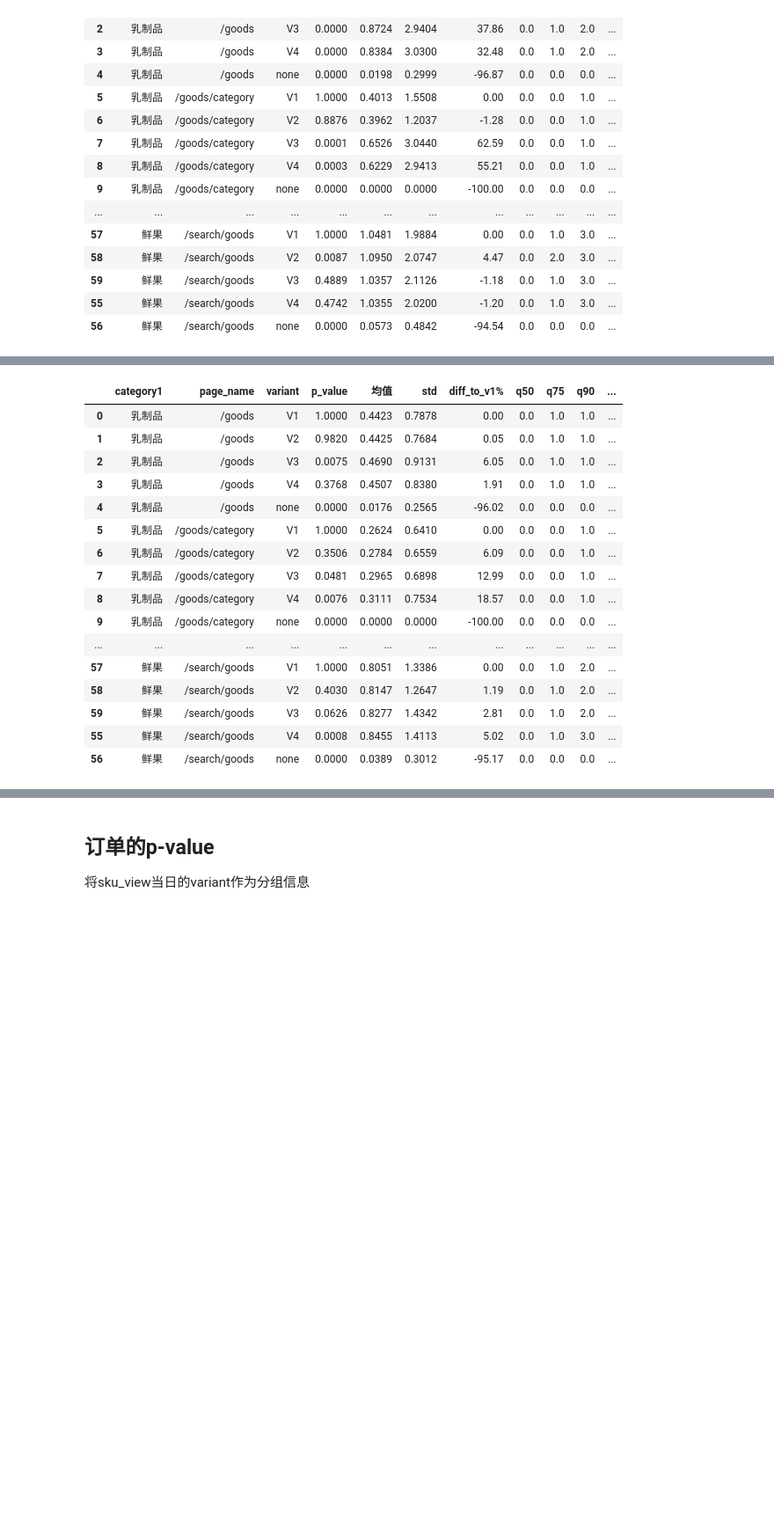
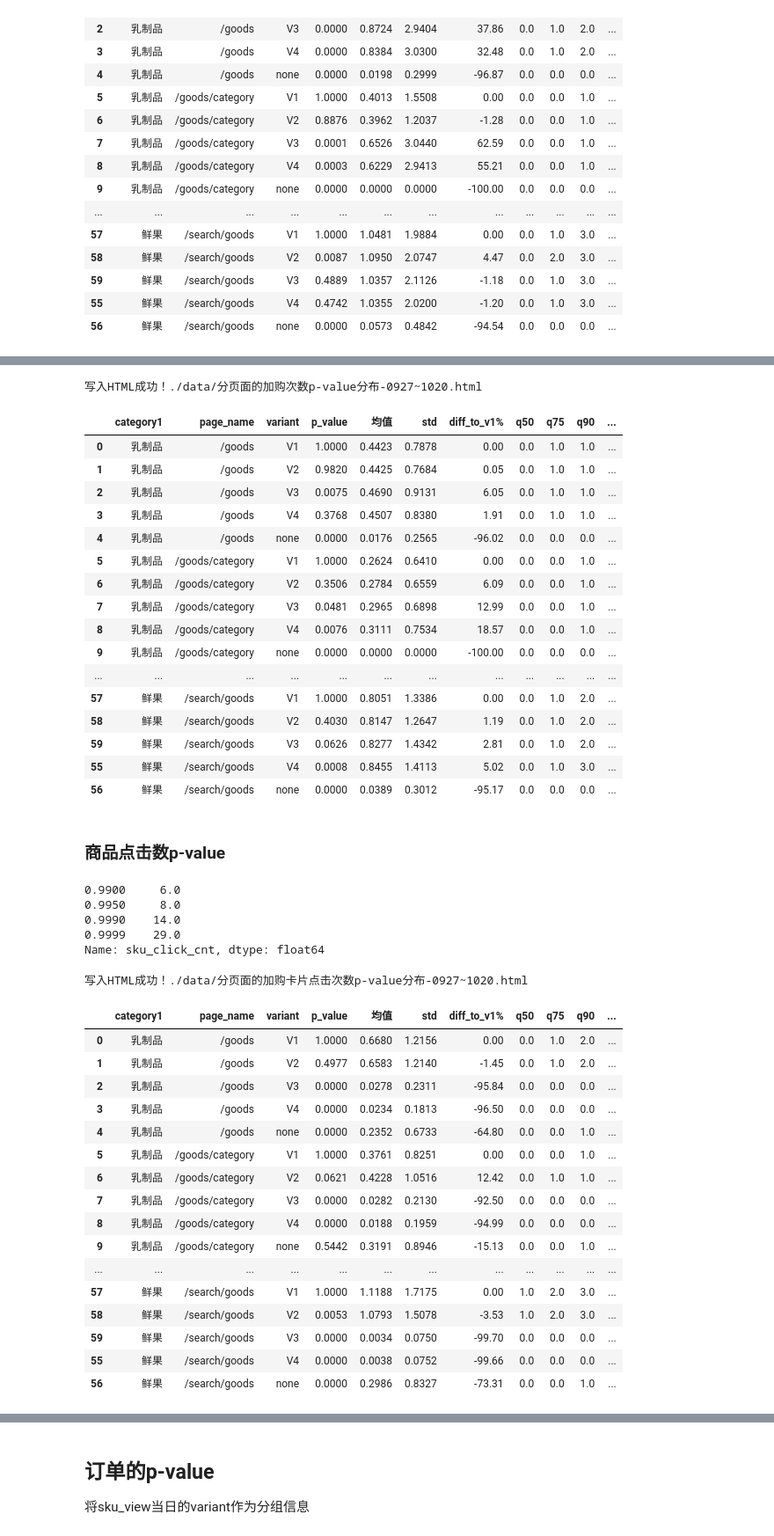
Before and after one commit to chrisptang/aliyun-devops, a Jupyter notebook: AB实验全量后数据分析.ipynb, the cells around one changed output, grey strips where cells are left out. Shown at 88% size. Saved outputs shown, nothing was run; the diff lists cells and outputs as text; code cells hidden in the pictures; blank space fills up the shorter version.

```diff
--- a/AB实验全量后数据分析.ipynb
+++ b/AB实验全量后数据分析.ipynb
@@ -215,4 +238,7 @@ def fetch_data_from_disk_or_sls(
 # %%
+from datetime import datetime,timedelta
+import pandas as pd
+
 start_date = datetime(2024, 9, 27).date()
 end_date = datetime(2024, 10, 31).date()
 N = (end_date - start_date).days
@@ -220,6 +246,7 @@ print(f"start_date:{start_date}, end_date:{end_date}, N:{N}")
 
 user_add_cart_all_df = pd.DataFrame()
 user_sku_view_all_df = pd.DataFrame()
+user_sku_click_all_df = pd.DataFrame()
 
 for i in range(N):
     from_time = datetime.combine(start_date + timedelta(i), datetime.min.time())
@@ -236,6 +263,12 @@ for i in range(N):
     ds_sku_view_df = fetch_data_from_disk_or_sls(
         ds=ds, date_to_fetch=from_time, data_type="sku_view", query_to_fetch=view_sql
     )
+    ds_sku_click_df = fetch_data_from_disk_or_sls(
+        ds=ds,
+        date_to_fetch=from_time,
+        data_type="sku_click",
+        query_to_fetch=sku_click_query,
+    )
 
     if not ds_add_cart_df.empty:
         user_add_cart_all_df = pd.concat(
@@ -247,3 +280,8 @@ for i in range(N):
             [user_sku_view_all_df, ds_sku_view_df], ignore_index=True
         )
         del ds_sku_view_df
+
+    if not ds_sku_click_df.empty:
+        user_sku_click_all_df = pd.concat(
+            [user_sku_click_all_df, ds_sku_click_df], ignore_index=True
+        )
@@ -643,9 +823,17 @@ p_values_added_times_df.sort_values(by=["category1", "page_name", "variant"],inp
 
 html_content = dataframe_to_html(df=p_values_added_times_df, title=title)
 file_path = f"./data/{title}.html"
-p_values_added_times_df.to_html(f"./data/{title}.html")
+
+# 保存HTML到本地文件：
+with open(file_path, "w", encoding="utf-8") as f:
+    f.write(html_content)
+
+print(f"写入HTML成功！{file_path}")
+
+
 display(p_values_added_times_df)
 # %% [output]
+写入HTML成功！./data/分页面的加购次数p-value分布-0927~1020.html
 |  | category1 | page_name | variant | p_value | 均值 | std | diff_to_v1% | q50 | q75 | q90 | ... |
 | 0 | 乳制品 | /goods | V1 | 1.0000 | 0.4423 | 0.7878 | 0.00 | 0.0 | 1.0 | 1.0 | ... |
 | 1 | 乳制品 | /goods | V2 | 0.9820 | 0.4425 | 0.7684 | 0.05 | 0.0 | 1.0 | 1.0 | ... |
@@ -663,3 +851,53 @@ display(p_values_added_times_df)
 | 59 | 鲜果 | /search/goods | V3 | 0.0626 | 0.8277 | 1.4342 | 2.81 | 0.0 | 1.0 | 2.0 | ... |
 | 55 | 鲜果 | /search/goods | V4 | 0.0008 | 0.8455 | 1.4113 | 5.02 | 0.0 | 1.0 | 3.0 | ... |
 | 56 | 鲜果 | /search/goods | none | 0.0000 | 0.0389 | 0.3012 | -95.17 | 0.0 | 0.0 | 0.0 | ... |
+# %% [markdown]
+### 商品点击数p-value
+# %%
+click_analytics_df['sku_click_cnt'].quantile([0.99,0.995,0.999,0.9999])
+# %% [output]
+0.9900     6.0
+0.9950     8.0
+0.9990    14.0
+0.9999    29.0
+Name: sku_click_cnt, dtype: float64
+# %%
+# Calculate p-values
+p_values_sku_click_cnt_df = calculate_p_values(
+    click_analytics_df[
+        (click_analytics_df["event_date"] <= "20241020")
+    ],
+    metric="popup_click_cnt",
+)
+
+title = f"分页面的加购卡片点击次数p-value分布-{p_values_sku_click_cnt_df.iloc[0]['日期范围']}"
+p_values_sku_click_cnt_df.sort_values(by=["category1", "page_name", "variant"],inplace=True)
+
+html_content = dataframe_to_html(df=p_values_sku_click_cnt_df, title=title)
+file_path = f"./data/{title}.html"
+
+# 保存HTML到本地文件：
+with open(file_path, "w", encoding="utf-8") as f:
+    f.write(html_content)
+
+print(f"写入HTML成功！{file_path}")
+display(p_values_sku_click_cnt_df)
+# %% [output]
+写入HTML成功！./data/分页面的加购卡片点击次数p-value分布-0927~1020.html
+|  | category1 | page_name | variant | p_value | 均值 | std | diff_to_v1% | q50 | q75 | q90 | ... |
+| 0 | 乳制品 | /goods | V1 | 1.0000 | 0.6680 | 1.2156 | 0.00 | 0.0 | 1.0 | 2.0 | ... |
+| 1 | 乳制品 | /goods | V2 | 0.4977 | 0.6583 | 1.2140 | -1.45 | 0.0 | 1.0 | 2.0 | ... |
+| 2 | 乳制品 | /goods | V3 | 0.0000 | 0.0278 | 0.2311 | -95.84 | 0.0 | 0.0 | 0.0 | ... |
+| 3 | 乳制品 | /goods | V4 | 0.0000 | 0.0234 | 0.1813 | -96.50 | 0.0 | 0.0 | 0.0 | ... |
+| 4 | 乳制品 | /goods | none | 0.0000 | 0.2352 | 0.6733 | -64.80 | 0.0 | 0.0 | 1.0 | ... |
+| 5 | 乳制品 | /goods/category | V1 | 1.0000 | 0.3761 | 0.8251 | 0.00 | 0.0 | 0.0 | 1.0 | ... |
+| 6 | 乳制品 | /goods/category | V2 | 0.0621 | 0.4228 | 1.0516 | 12.42 | 0.0 | 1.0 | 1.0 | ... |
+| 7 | 乳制品 | /goods/category | V3 | 0.0000 | 0.0282 | 0.2130 | -92.50 | 0.0 | 0.0 | 0.0 | ... |
+| 8 | 乳制品 | /goods/category | V4 | 0.0000 | 0.0188 | 0.1959 | -94.99 | 0.0 | 0.0 | 0.0 | ... |
+| 9 | 乳制品 | /goods/category | none | 0.5442 | 0.3191 | 0.8946 | -15.13 | 0.0 | 0.0 | 1.0 | ... |
+| ... | ... | ... | ... | ... | ... | ... | ... | ... | ... | ... | ... |
+| 57 | 鲜果 | /search/goods | V1 | 1.0000 | 1.1188 | 1.7175 | 0.00 | 1.0 | 2.0 | 3.0 | ... |
+| 58 | 鲜果 | /search/goods | V2 | 0.0053 | 1.0793 | 1.5078 | -3.53 | 1.0 | 2.0 | 3.0 | ... |
+| 59 | 鲜果 | /search/goods | V3 | 0.0000 | 0.0034 | 0.0750 | -99.70 | 0.0 | 0.0 | 0.0 | ... |
+| 55 | 鲜果 | /search/goods | V4 | 0.0000 | 0.0038 | 0.0752 | -99.66 | 0.0 | 0.0 | 0.0 | ... |
+| 56 | 鲜果 | /search/goods | none | 0.0000 | 0.2986 | 0.8327 | -73.31 | 0.0 | 0.0 | 1.0 | ... |
```
Also changed, not shown: parts of 20 cells of this notebook, 1 other file.
